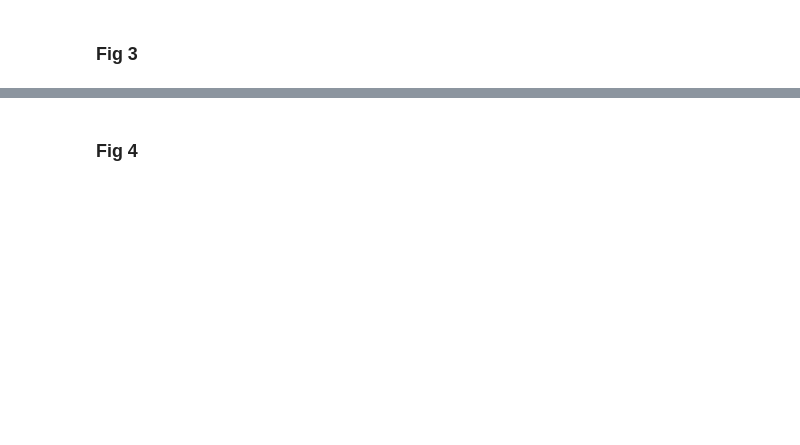
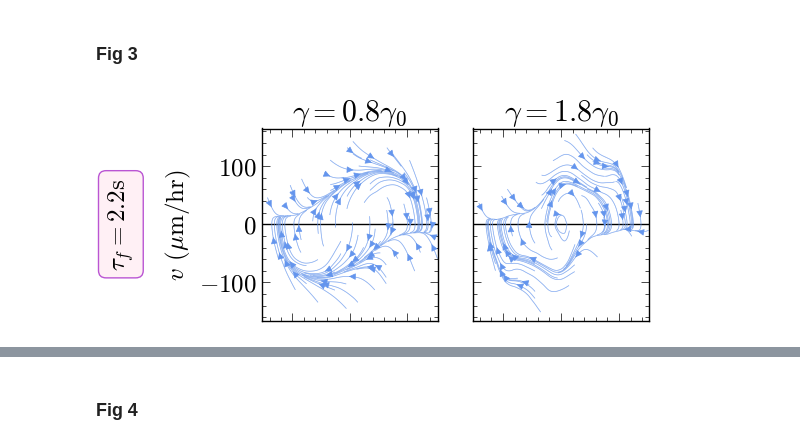
Before and after one commit to pedromzadeh/hopper, a Jupyter notebook: processing/streams.ipynb, the cells around one changed output, grey strips where cells are left out. Cells and saved outputs as stored; diff of their text form; code cells hidden in the pictures; blank space fills up the shorter version.

```diff
--- a/processing/streams.ipynb
+++ b/processing/streams.ipynb
@@ -126,9 +145,10 @@ kwargs = {
     "linewidth": 0.5,
     "arrowsize": 1.0,
     "integration_direction": "forward",
-    "broken_streamlines": False,
+    "broken_streamlines": True,
     "color": "cornflowerblue",
 }
+nskip = 7
 # %% [markdown]
 ---
 # %% [markdown]
@@ -191,31 +251,49 @@ fig.savefig("paper_plots/varying_cell_size_streams.pdf")
 # %% [markdown]
 ### Fig 3
 # %%
+from matplotlib import colors
+
+
 nrows, ncols = 1, 2
-fig, axs = plt.subplots(nrows, ncols, figsize=(3 * ncols, 2.5 * nrows), sharey=True)
+fig, axs = plt.subplots(nrows, ncols, figsize=(2.5 * ncols, 2.5 * nrows), sharey=True)
 
 streamplot(
     axs[0],
     *process_gid(10),
     title=r"$\gamma=0.8\gamma_0$",
-    n_skip=6,
+    n_skip=nskip,
     zero_line=True,
     **kwargs
 )
 streamplot(
     axs[1],
     *process_gid(110),
     title=r"$\gamma=1.8\gamma_0$",
-    n_skip=6,
+    n_skip=nskip,
     zero_line=True,
     **kwargs
+)
+axs[0].text(
+    -100,
+    0,
+    r"$\tau_f=2.2$s",
+    rotation=90,
+    ha="center",
+    va="center",
+    bbox=dict(
+        boxstyle="round",
+        ec=colors.to_rgb("mediumorchid"),
+        fc=colors.to_rgb("lavenderblush"),
+    ),
 )
 axs[1].set_ylabel("")
 axs[0].set_xlabel("")
 axs[1].set_xlabel("")
 axs[0].tick_params(labelbottom=False)
 axs[1].tick_params(labelbottom=False)
-plt.subplots_adjust(wspace=0.5)
-# fig.savefig("paper_plots/varying_cell_tension_streams_A.pdf")
+plt.subplots_adjust(wspace=0.2)
+fig.savefig("paper_plots/varying_cell_tension_streams_A.pdf")
+# %% [output]
+[figure, added]
 # %%
 nrows, ncols = 1, 2
```
Also changed, not shown: parts of 17 cells of this notebook, 4 other files.
